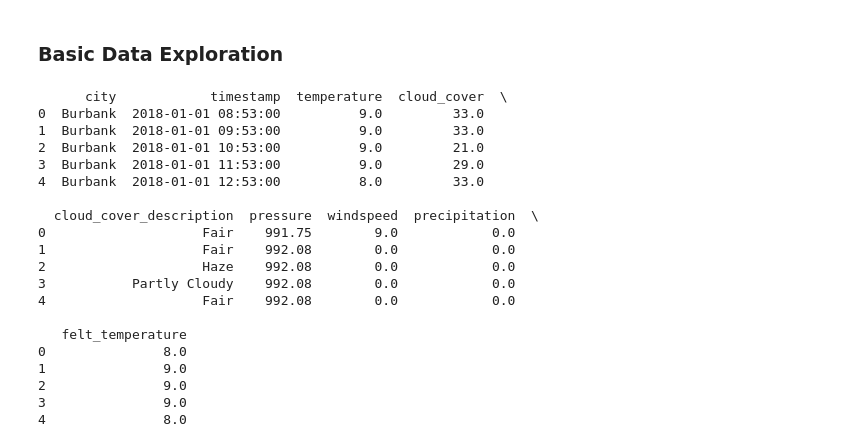
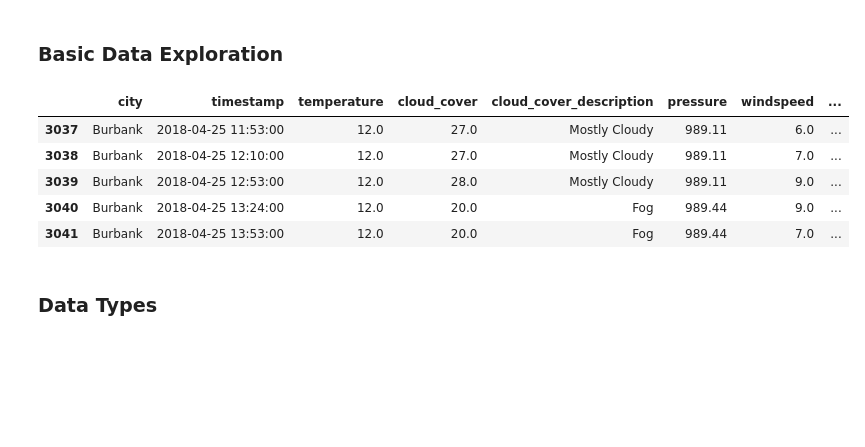
Before and after one commit to S0PEX/AA_Team_9_WS23, a Jupyter notebook: data_preparation_weather.ipynb, the cells around one changed output. Cells and saved outputs as stored; diff of their text form; code cells hidden in the pictures; blank space fills up the shorter version.

```diff
--- a/data_preparation_weather.ipynb
+++ b/data_preparation_weather.ipynb
@@ -17,36 +17,25 @@ import matplotlib.pyplot as plt
 ## Import Data
 # %%
 df_weather = pd.read_csv("data/weather_burbank_airport.csv")
+df_charging = pd.read_csv("data/charging_sessions.csv")
 # %%
+# Limit the weather set to the relevant time frame of the charging sessions
+start_date = df_charging['connectionTime'].min()
+end_date = df_charging['connectionTime'].max()
 
-start_date = '2018-04-25'
-end_date = '2021-01-01'
-
-df = df_weather[(df_weather['timestamp'] >= start_date) & (df_weather['timestamp'] <= end_date)]
+df_weather = df_weather[(df_weather['timestamp'] >= start_date) & (df_weather['timestamp'] <= end_date)]
 # %% [markdown]
 ## Data Exploration and Preparation
 # %% [markdown]
 ### Basic Data Exploration
 # %%
-print(df_weather.head())
+display(df_weather.head())
 # %% [output]
-      city            timestamp  temperature  cloud_cover  \
-0  Burbank  2018-01-01 08:53:00          9.0         33.0
-1  Burbank  2018-01-01 09:53:00          9.0         33.0
-2  Burbank  2018-01-01 10:53:00          9.0         21.0
-3  Burbank  2018-01-01 11:53:00          9.0         29.0
-4  Burbank  2018-01-01 12:53:00          8.0         33.0
-
-  cloud_cover_description  pressure  windspeed  precipitation  \
-0                    Fair    991.75        9.0            0.0
-1                    Fair    992.08        0.0            0.0
-2                    Haze    992.08        0.0            0.0
-3           Partly Cloudy    992.08        0.0            0.0
-4                    Fair    992.08        0.0            0.0
-
-   felt_temperature
-0               8.0
-1               9.0
-2               9.0
-3               9.0
-4               8.0
+|  | city | timestamp | temperature | cloud_cover | cloud_cover_description | pressure | windspeed | ... |
+| 3037 | Burbank | 2018-04-25 11:53:00 | 12.0 | 27.0 | Mostly Cloudy | 989.11 | 6.0 | ... |
+| 3038 | Burbank | 2018-04-25 12:10:00 | 12.0 | 27.0 | Mostly Cloudy | 989.11 | 7.0 | ... |
+| 3039 | Burbank | 2018-04-25 12:53:00 | 12.0 | 28.0 | Mostly Cloudy | 989.11 | 9.0 | ... |
+| 3040 | Burbank | 2018-04-25 13:24:00 | 12.0 | 20.0 | Fog | 989.44 | 9.0 | ... |
+| 3041 | Burbank | 2018-04-25 13:53:00 | 12.0 | 20.0 | Fog | 989.44 | 7.0 | ... |
+# %% [markdown]
+### Data Types
```
Also changed, not shown: parts of 10 cells of this notebook, 6 other files.
